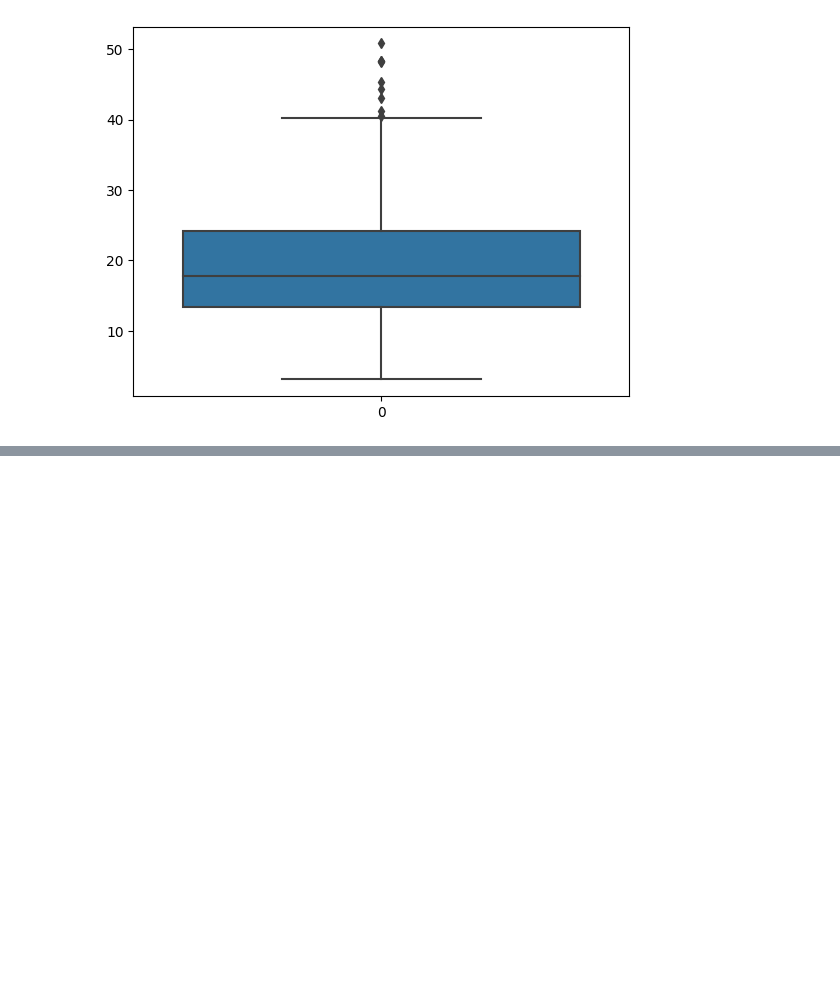
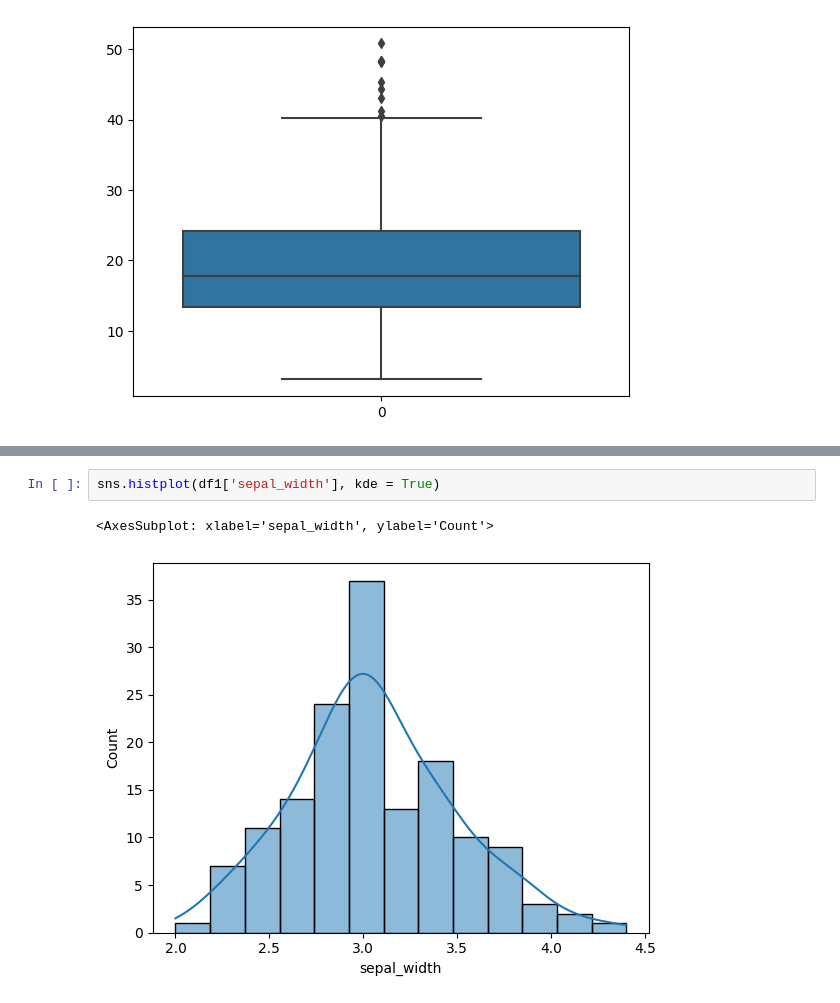
Before and after one commit to Srivathsa-216/py-366, a Jupyter notebook: Data Science/Statistics/Note1.ipynb, the cells around one changed output, grey strips where cells are left out. Drawn from its saved outputs; the diff is of its cells as text; blank space fills up the shorter version.

```diff
--- a/Data Science/Statistics/Note1.ipynb
+++ b/Data Science/Statistics/Note1.ipynb
@@ -48,0 +74,5 @@ sns.boxplot(df['total_bill'])
+# %%
+sns.histplot(df1['sepal_width'], kde = True)
+# %% [output]
+<AxesSubplot: xlabel='sepal_width', ylabel='Count'>
+[figure, added]
```
Also changed, not shown: parts of 6 cells of this notebook.
